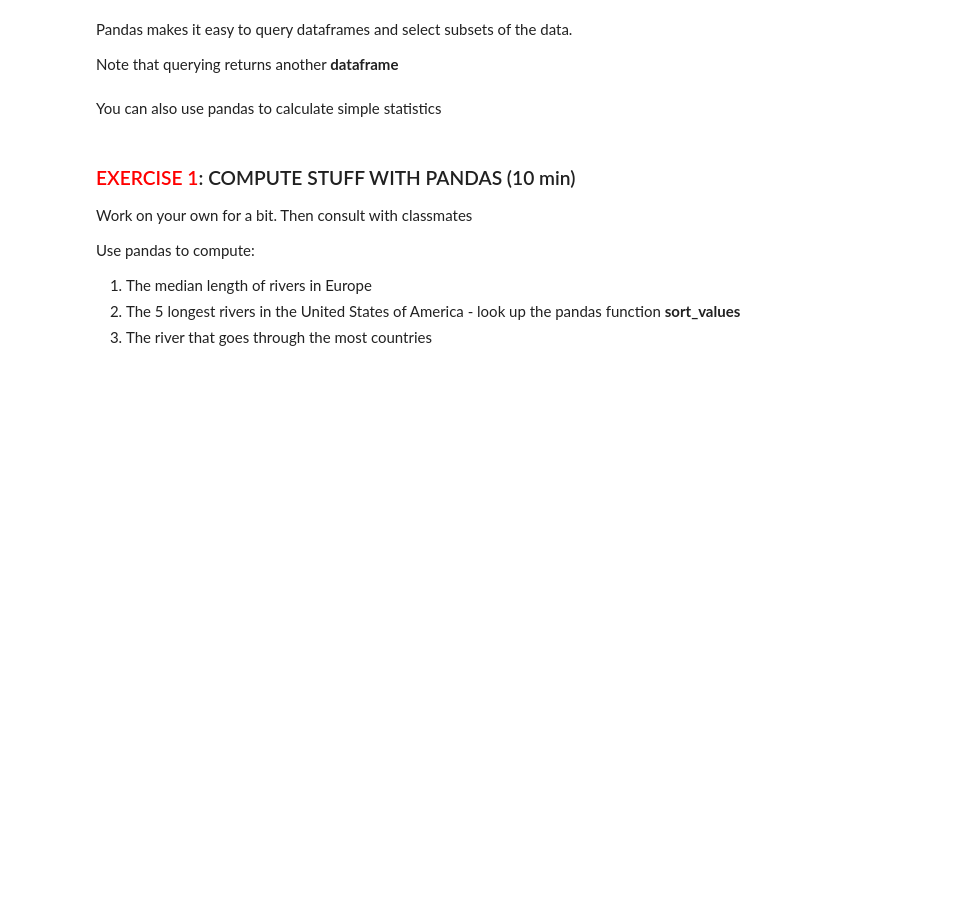
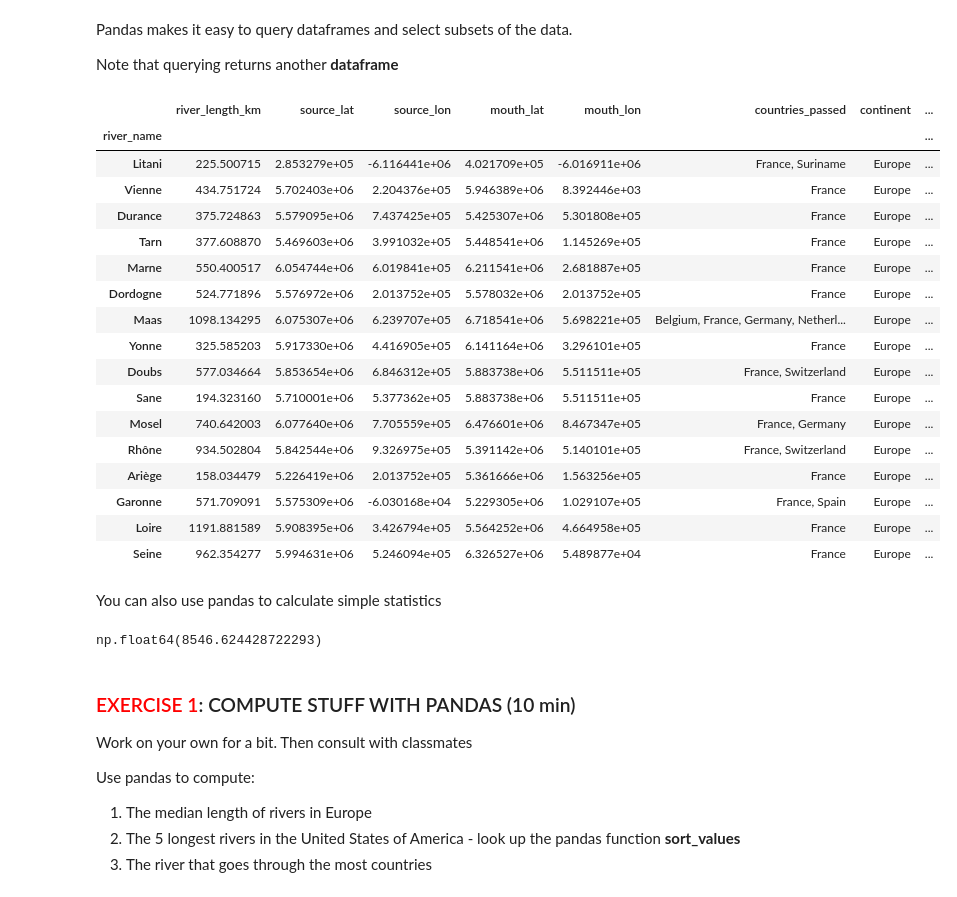
Before and after one commit to jgeary2326/abio558-fall2025-jg, a Jupyter notebook: 2.4-LoadingIndexingAnalyzingData_BLANK.ipynb, the cells around one changed output. Saved outputs shown, nothing was run; the diff lists cells and outputs as text; code cells hidden in the pictures; blank space fills up the shorter version.

```diff
--- a/2.4-LoadingIndexingAnalyzingData_BLANK.ipynb
+++ b/2.4-LoadingIndexingAnalyzingData_BLANK.ipynb
@@ -30,8 +75,34 @@ A **DataFrame** is just a matrix with labels for the rows (called indices) and c
 Pandas makes it easy to query dataframes and select subsets of the data.
 
 Note that querying returns another **dataframe**
+# %%
+rivers_data.query('main_country == "France"')
+# %% [output]
+|  | river_length_km | source_lat | source_lon | mouth_lat | mouth_lon | countries_passed | continent | ... |
+| river_name |  |  |  |  |  |  |  | ... |
+| Litani | 225.500715 | 2.853279e+05 | -6.116441e+06 | 4.021709e+05 | -6.016911e+06 | France, Suriname | Europe | ... |
+| Vienne | 434.751724 | 5.702403e+06 | 2.204376e+05 | 5.946389e+06 | 8.392446e+03 | France | Europe | ... |
+| Durance | 375.724863 | 5.579095e+06 | 7.437425e+05 | 5.425307e+06 | 5.301808e+05 | France | Europe | ... |
+| Tarn | 377.608870 | 5.469603e+06 | 3.991032e+05 | 5.448541e+06 | 1.145269e+05 | France | Europe | ... |
+| Marne | 550.400517 | 6.054744e+06 | 6.019841e+05 | 6.211541e+06 | 2.681887e+05 | France | Europe | ... |
+| Dordogne | 524.771896 | 5.576972e+06 | 2.013752e+05 | 5.578032e+06 | 2.013752e+05 | France | Europe | ... |
+| Maas | 1098.134295 | 6.075307e+06 | 6.239707e+05 | 6.718541e+06 | 5.698221e+05 | Belgium, France, Germany, Netherl... | Europe | ... |
+| Yonne | 325.585203 | 5.917330e+06 | 4.416905e+05 | 6.141164e+06 | 3.296101e+05 | France | Europe | ... |
+| Doubs | 577.034664 | 5.853654e+06 | 6.846312e+05 | 5.883738e+06 | 5.511511e+05 | France, Switzerland | Europe | ... |
+| Sane | 194.323160 | 5.710001e+06 | 5.377362e+05 | 5.883738e+06 | 5.511511e+05 | France | Europe | ... |
+| Mosel | 740.642003 | 6.077640e+06 | 7.705559e+05 | 6.476601e+06 | 8.467347e+05 | France, Germany | Europe | ... |
+| Rhône | 934.502804 | 5.842544e+06 | 9.326975e+05 | 5.391142e+06 | 5.140101e+05 | France, Switzerland | Europe | ... |
+| Ariège | 158.034479 | 5.226419e+06 | 2.013752e+05 | 5.361666e+06 | 1.563256e+05 | France | Europe | ... |
+| Garonne | 571.709091 | 5.575309e+06 | -6.030168e+04 | 5.229305e+06 | 1.029107e+05 | France, Spain | Europe | ... |
+| Loire | 1191.881589 | 5.908395e+06 | 3.426794e+05 | 5.564252e+06 | 4.664958e+05 | France | Europe | ... |
+| Seine | 962.354277 | 5.994631e+06 | 5.246094e+05 | 6.326527e+06 | 5.489877e+04 | France | Europe | ... |
 # %% [markdown]
 You can also use pandas to calculate simple statistics
+# %%
+
+rivers_data['river_length_km'].max(axis=0)
+# %% [output]
+np.float64(8546.624428722293)
 # %% [markdown]
 ### <span style='color:red;'>EXERCISE 1</span>: COMPUTE STUFF WITH PANDAS (10 min)
 Work on your own for a bit. Then consult with classmates
```
Also changed, not shown: parts of 8 cells of this notebook.
